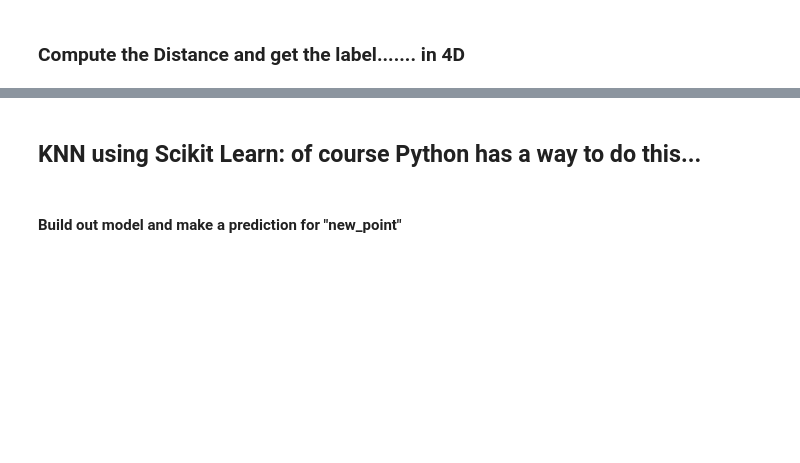
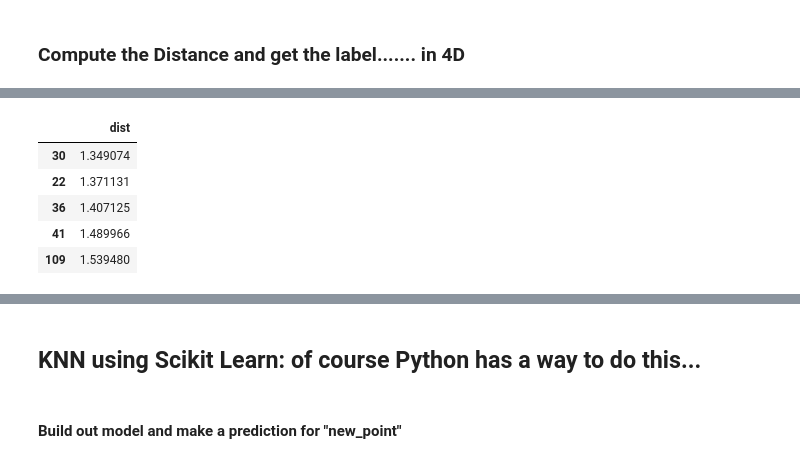
Before and after one commit to TebasMartinez/Ironhack-Data-Analytics-Bootcamp-2025, a Jupyter notebook: Week 11 - Machine Learning/11.1. Introduction to KNN.ipynb, the cells around one changed output, grey strips where cells are left out. Cells and saved outputs as stored; diff of their text form; code cells hidden in the pictures; blank space fills up the shorter version.

```diff
--- a/Week 11 - Machine Learning/11.1. Introduction to KNN.ipynb
+++ b/Week 11 - Machine Learning/11.1. Introduction to KNN.ipynb
@@ -195,3 +250,12 @@ print(k_nearest_neighbours.index)
+# %%
+k_nearest_neighbours
+# %% [output]
+|  | dist |
+| 30 | 1.349074 |
+| 22 | 1.371131 |
+| 36 | 1.407125 |
+| 41 | 1.489966 |
+| 109 | 1.539480 |
 # %%
 ######## STEP 3 ###############
 ## Get the 5 labels:
```
Also changed, not shown: parts of 17 cells of this notebook, 3 other files.
